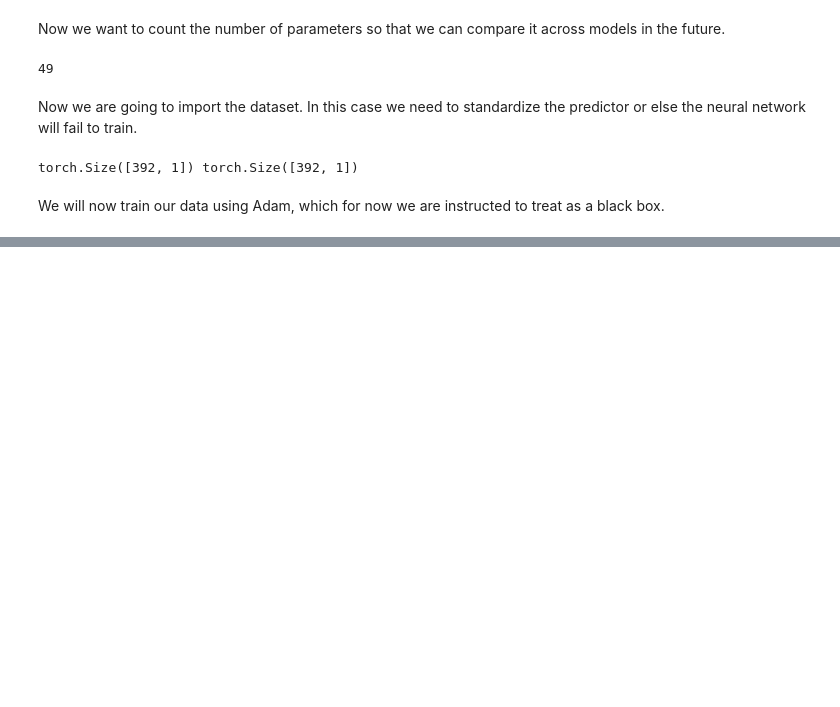
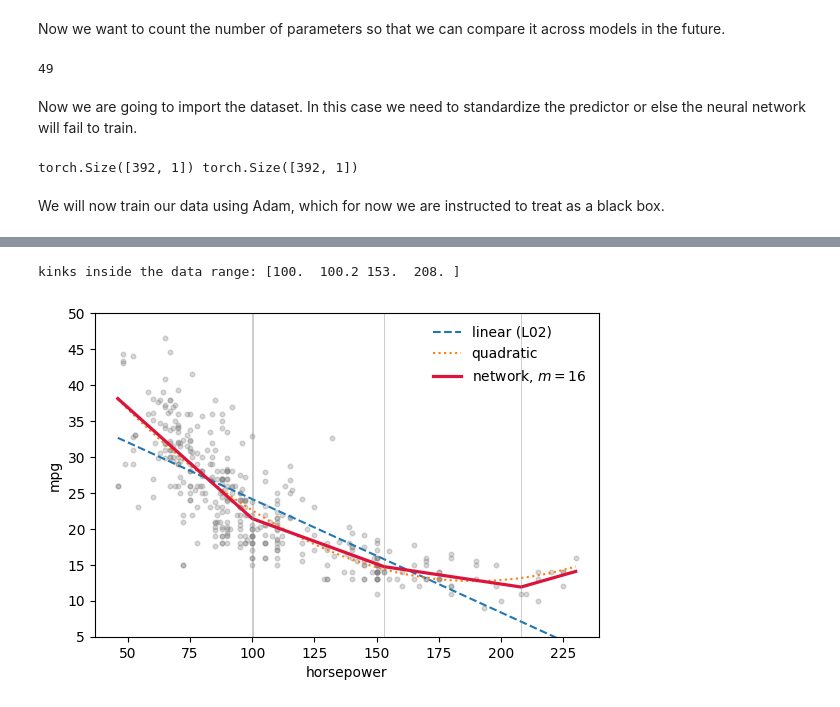
Before and after one commit to maxmartin40/Math-5750-Projects, a Jupyter notebook: basic_neural_networks.ipynb, the cells around one changed output, grey strips where cells are left out. Cells and saved outputs as stored; diff of their text form; code cells hidden in the pictures; blank space fills up the shorter version.

Commit message:
Set random seed and plot prediction model

```diff
--- a/basic_neural_networks.ipynb
+++ b/basic_neural_networks.ipynb
@@ -94,0 +105,23 @@ linear (L02)     2 4.893 3.828 0.606
+# %%
+g = np.linspace(h.min(), h.max(), 400).astype(np.float32)
+with torch.no_grad():
+    gp = model(torch.tensor((g - mu) / sd).unsqueeze(1)).squeeze().numpy()
+
+W1 = model[0].weight.detach().numpy().ravel()
+B1 = model[0].bias.detach().numpy()
+kinks = mu - sd * B1 / W1
+kinks = np.unique(np.round(kinks[(kinks > h.min()) & (kinks < h.max())], 1))
+print("kinks inside the data range:", kinks)
+
+fig, ax = plt.subplots(figsize=(6.5, 4.2))
+ax.scatter(h, y, s=11, alpha=0.3, color="gray")
+ax.plot(g, np.polyval(lin, g),  ls="--", lw=1.5, label="linear (L02)")
+ax.plot(g, np.polyval(quad, g), ls=":",  lw=1.5, label="quadratic")
+ax.plot(g, gp, color="crimson", lw=2.3, label="network, $m=16$")
+for k in kinks:
+    ax.axvline(k, color="gray", lw=0.6, alpha=0.45)
+ax.set_ylim(5, 50); ax.set_xlabel("horsepower"); ax.set_ylabel("mpg")
+ax.legend(frameon=False); plt.show()
+# %% [output]
+kinks inside the data range: [100.  100.2 153.  208. ]
+[figure, added]
```
Also changed, not shown: parts of 6 cells of this notebook.
